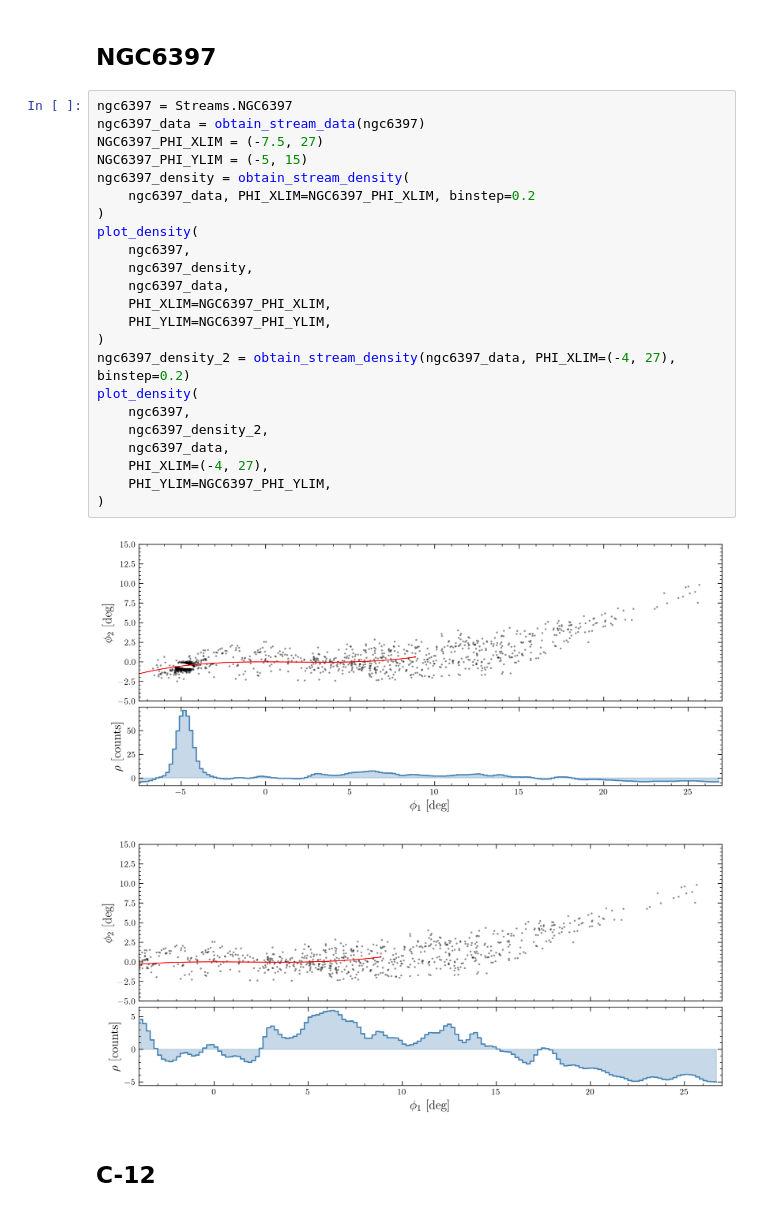
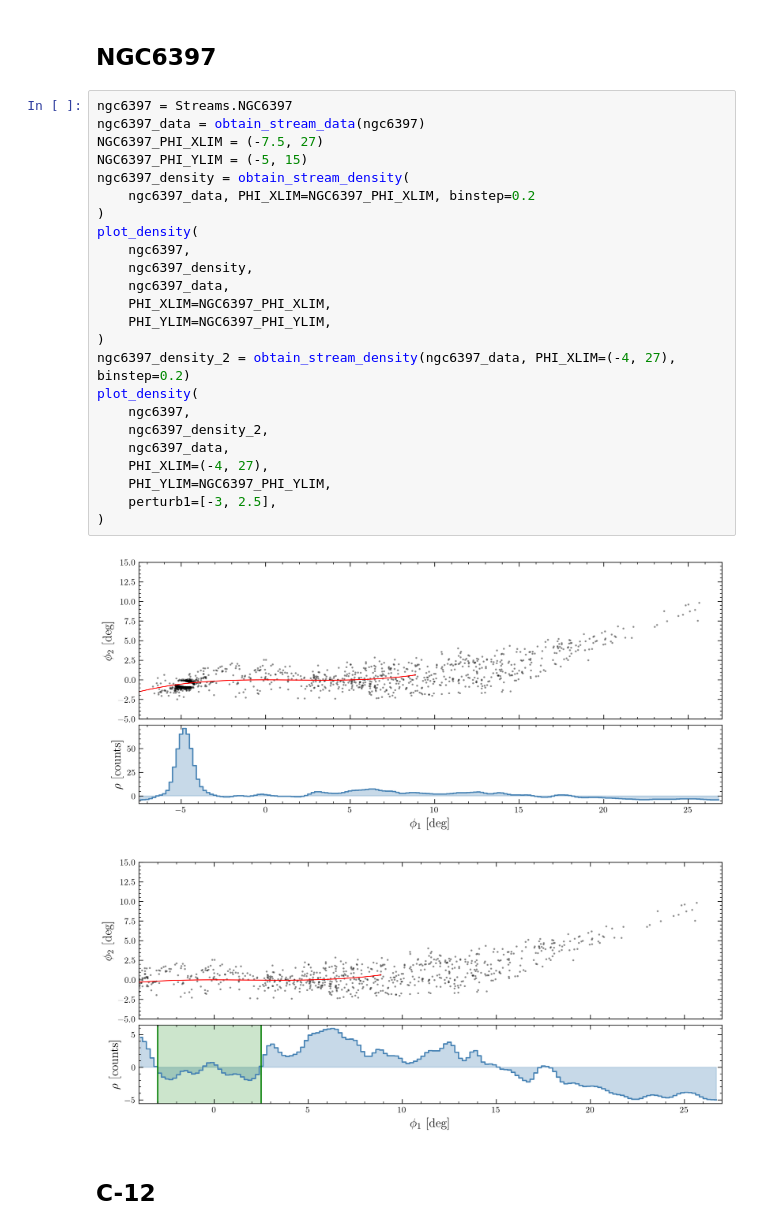
Before and after one commit to ravioli1369/ast5011-project, a Jupyter notebook: other_streams.ipynb, the cells around one changed output. Drawn from its saved outputs; the diff is of its cells as text.

```diff
--- a/other_streams.ipynb
+++ b/other_streams.ipynb
@@ -51,29 +53,30 @@ plot_density(
 # %%
 ngc6397 = Streams.NGC6397
 ngc6397_data = obtain_stream_data(ngc6397)
 NGC6397_PHI_XLIM = (-7.5, 27)
 NGC6397_PHI_YLIM = (-5, 15)
 ngc6397_density = obtain_stream_density(
     ngc6397_data, PHI_XLIM=NGC6397_PHI_XLIM, binstep=0.2
 )
 plot_density(
     ngc6397,
     ngc6397_density,
     ngc6397_data,
     PHI_XLIM=NGC6397_PHI_XLIM,
     PHI_YLIM=NGC6397_PHI_YLIM,
 )
 ngc6397_density_2 = obtain_stream_density(ngc6397_data, PHI_XLIM=(-4, 27), binstep=0.2)
 plot_density(
     ngc6397,
     ngc6397_density_2,
     ngc6397_data,
     PHI_XLIM=(-4, 27),
     PHI_YLIM=NGC6397_PHI_YLIM,
+    perturb1=[-3, 2.5],
 )
 # %% [output]
 [figure]
-[figure, old version]
+[figure, new version]
 # %% [markdown]
 ## **C-12**
 # %%
```
Also changed, not shown: parts of 4 cells of this notebook, 7 other files.
